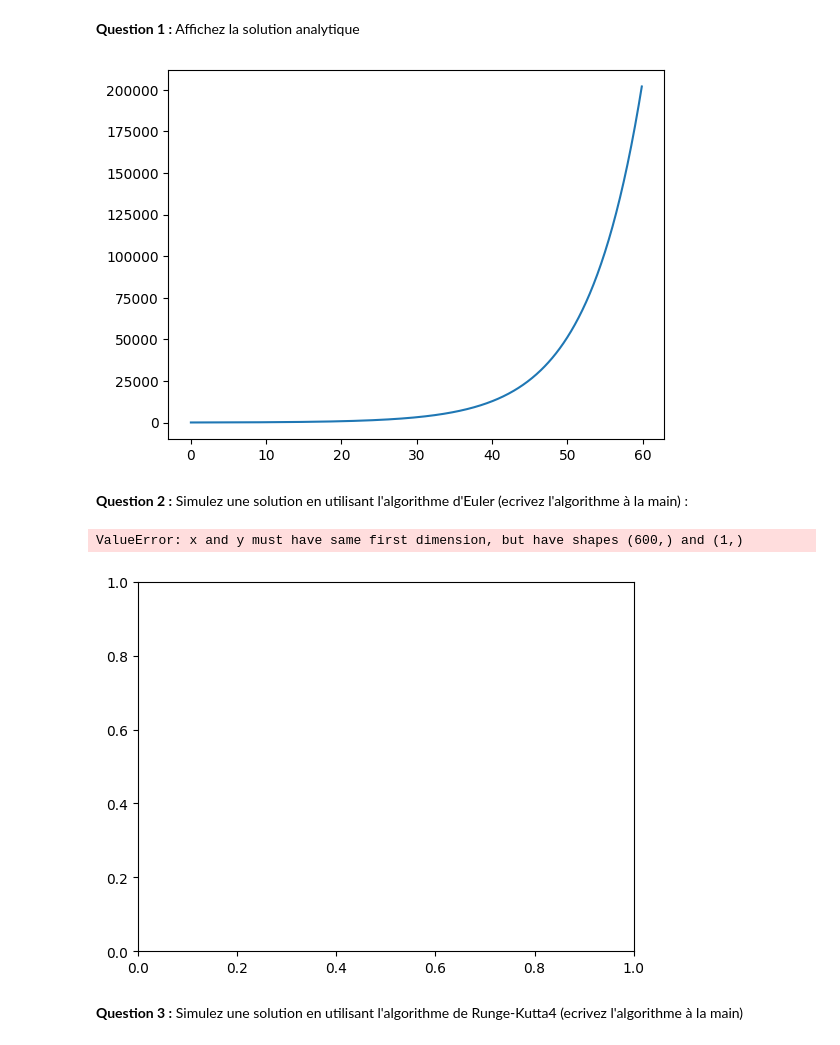
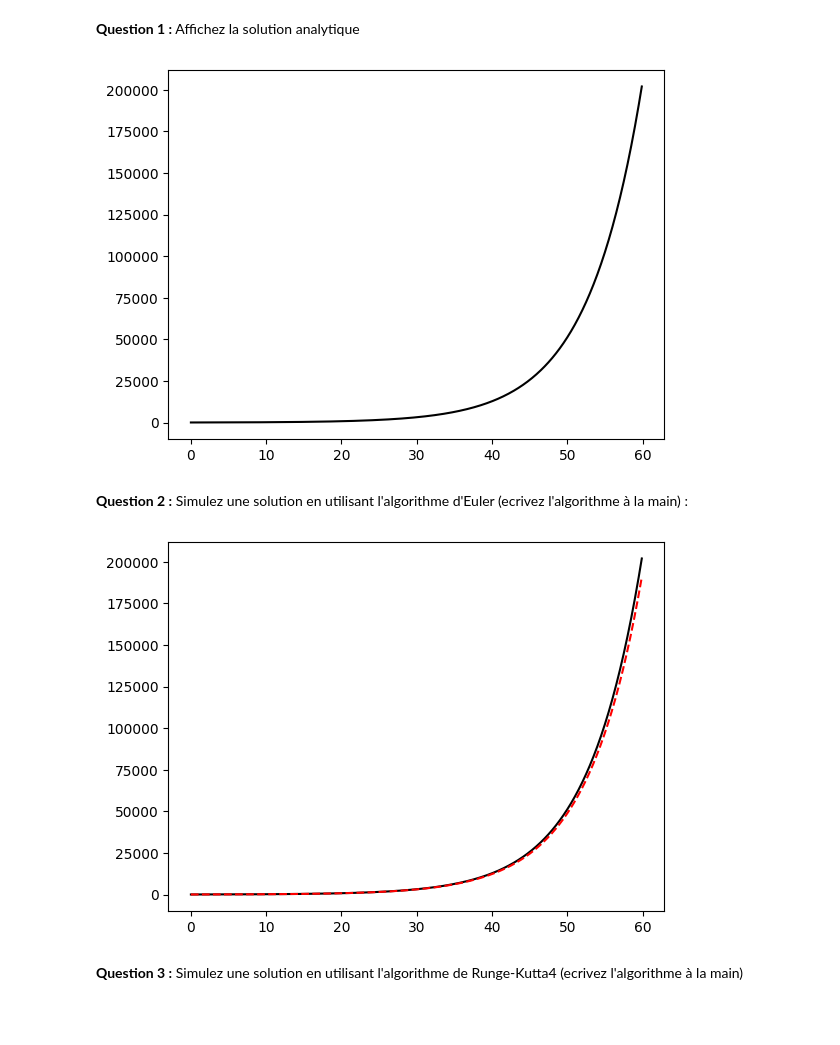
Before and after one commit to Laurane67/BINFA2025_TP3, a Jupyter notebook: BINFA2025_TP3.ipynb, the cells around one changed output. Cells and saved outputs as stored; diff of their text form; code cells hidden in the pictures; blank space fills up the shorter version.

```diff
--- a/BINFA2025_TP3.ipynb
+++ b/BINFA2025_TP3.ipynb
@@ -29,32 +29,32 @@ for i in range(t) :
 
 ts = np.arange(0, 60, 0.1)
 
-plt.plot(ts, c(ts))
+plt.plot(ts, c(ts), 'k')
 plt.show()
 # %% [output]
-[figure, old version]
+[figure, new version]
 # %% [markdown]
 **Question 2 :**
 Simulez une solution en utilisant l'algorithme d'Euler (ecrivez l'algorithme à la main) :
 # %%
 def dcdt(g, c) :
   return np.log(2) * g * c
 
 def euler(f0, tmax, dt, df) :
   res = [f0]
   t = 0
   while t < tmax :
     res.append(res[-1] + df(res[-1] * dt))
     t += dt
   return np.array(res)
 
 y = euler(n0, t, 0.1, lambda c: dcdt(g, c))
 
-plt.plot(, y[-1])
+plt.plot(ts, c(ts), 'k')
+plt.plot(ts, y[:-1], 'r--')
 plt.show()
 # %% [output]
-ValueError: x and y must have same first dimension, but have shapes (600,) and (1,)
-[figure, old version]
+[figure, new version]
 # %% [markdown]
 **Question 3 :** Simulez une solution en utilisant l'algorithme de Runge-Kutta4 (ecrivez l'algorithme à la main)
 # %%
```
Also changed, not shown: parts of 6 cells of this notebook.
